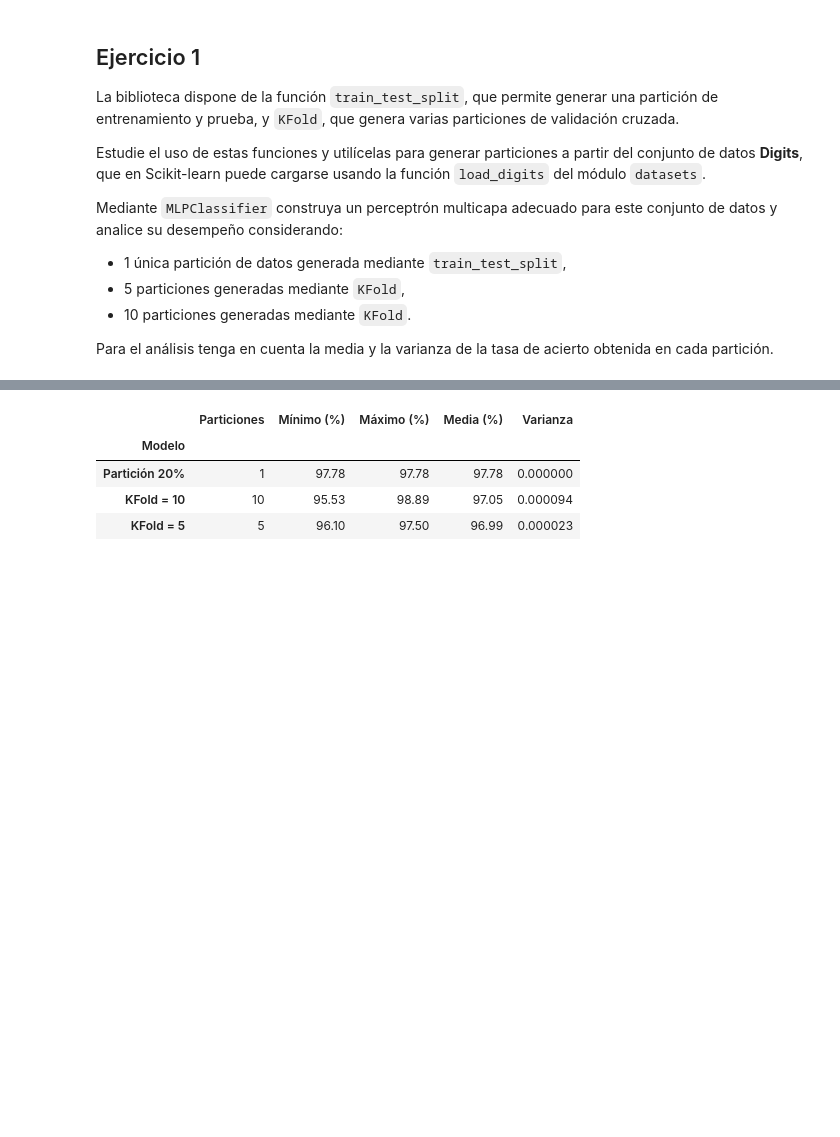
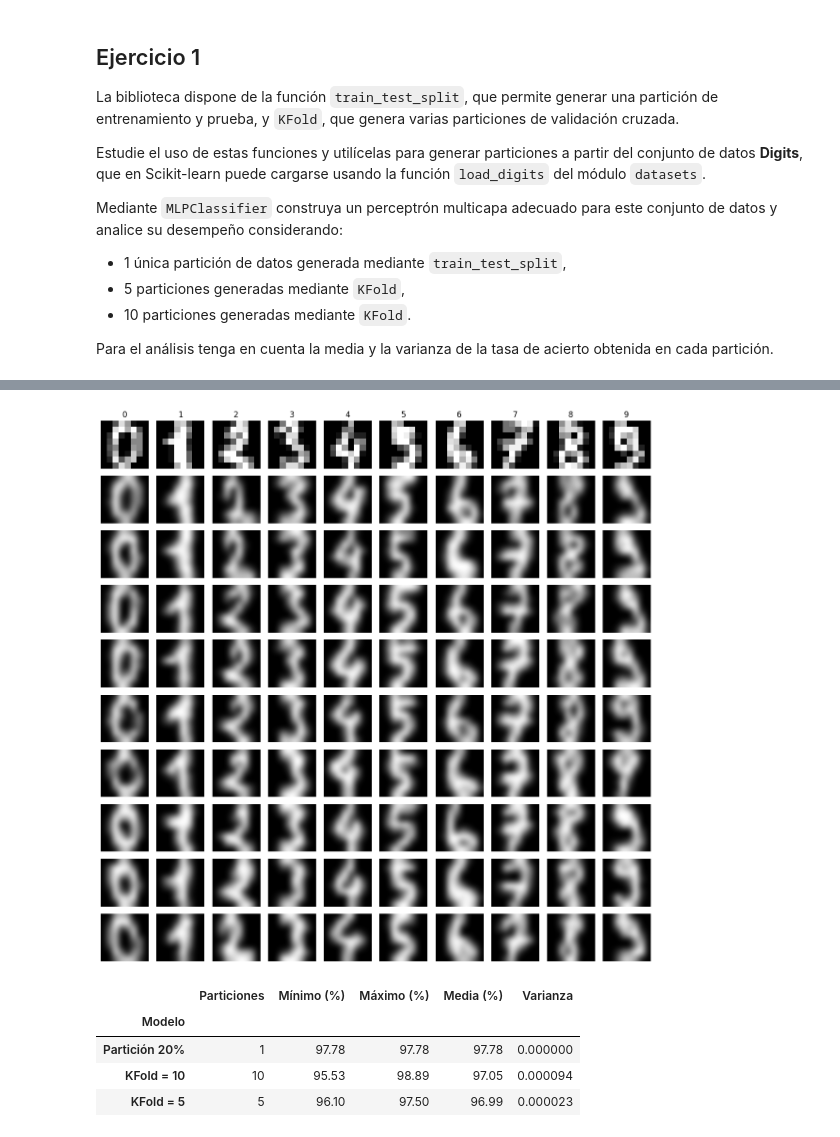
Before and after one commit to FICHCuatrimestral/InteligenciaComputacional, a Jupyter notebook: Practicas/TP3/TP3.ipynb, the cells around one changed output, grey strips where cells are left out. Drawn from its saved outputs; the diff is of its cells as text; code cells hidden in the pictures; blank space fills up the shorter version.

```diff
--- a/Practicas/TP3/TP3.ipynb
+++ b/Practicas/TP3/TP3.ipynb
@@ -171,4 +171,23 @@ print(f'Arquitectura elegida: {mejor_arquitectura}')
 Arquitectura elegida: (50,)
+# %%
+n_ejemplos = 10
+
+fig, axes = plt.subplots(n_ejemplos, 10, figsize=(12, 12))
+
+for digito in range(10):
+    indices = np.where(y == digito)[0][:n_ejemplos]
+    for fila, idx in enumerate(indices):
+        ax = axes[fila, digito]
+        interpolacion = 'nearest' if fila == 0 else 'bicubic'
+        ax.imshow(digits.images[idx], cmap='gray', interpolation=interpolacion)
+        ax.axis('off')
+        if fila == 0:
+            ax.set_title(f'{digito}')
+
+plt.tight_layout()
+plt.show()
+# %% [output]
+[figure, added]
 # %%
 # Partición 80/20 con train_test_split
 modelo_split = MLPClassifier(hidden_layer_sizes=mejor_arquitectura, max_iter=1000, random_state=2077)
```
Also changed, not shown: parts of 12 cells of this notebook.
